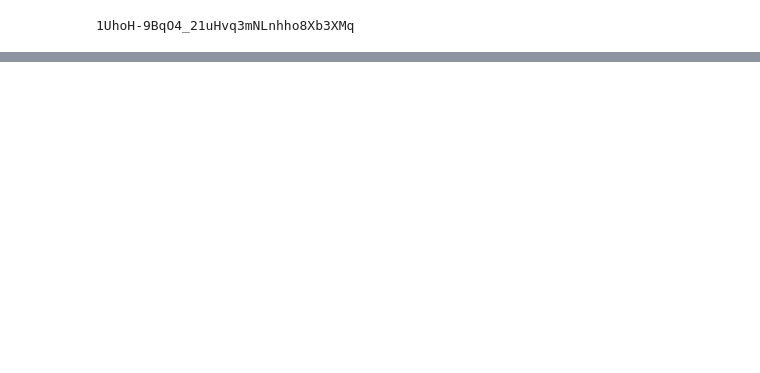
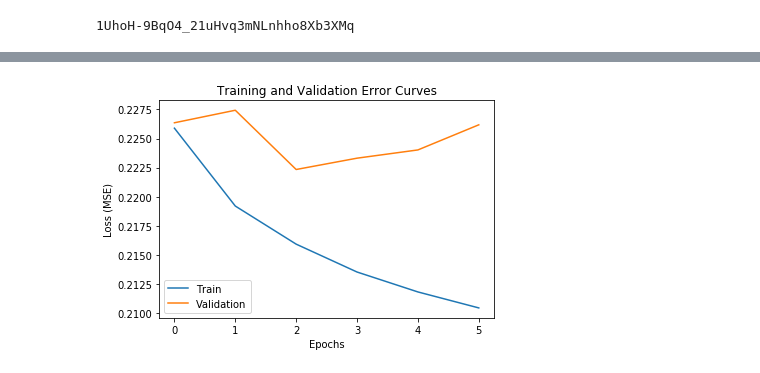
Before and after one commit to glm97/Projeto-Redes_Neurais, a Jupyter notebook: projeto_cml2_glm.ipynb, the cells around one changed output, grey strips where cells are left out. Saved outputs shown, nothing was run; the diff lists cells and outputs as text; code cells hidden in the pictures; blank space fills up the shorter version.

```diff
--- a/projeto_cml2_glm.ipynb
+++ b/projeto_cml2_glm.ipynb
@@ -104,0 +172,12 @@ X_test = scaler.transform(X_test)
+# %%
+X1_train, X1_val, y1_train, y1_val = train_test_split(X1_train, y1_train, test_size=1/3,
+                                                  random_state=42, stratify=y1_train)
+
+X2_train, X2_val, y2_train, y2_val = train_test_split(X2_train, y2_train, test_size=1/3,
+                                                  random_state=42, stratify=y2_train)
+# %%
+X_train = np.concatenate((X1_train,X2_train))
+y_train = np.concatenate((y1_train,y2_train))
+
+X_val = np.concatenate((X1_val,X2_val))
+y_val = np.concatenate((y1_val,y2_val))
@@ -104,0 +223,20 @@ X_test = scaler.transform(X_test)
+# %%
+# Número de features do nosso data set.
+input_dim = X_train.shape[1]
+
+# Aqui criamos o esboço da rede.
+classifier = Sequential()
+
+# Agora adicionamos a primeira camada escondida contendo 16 neurônios e função de ativação
+# tangente hiperbólica. Por ser a primeira camada adicionada à rede, precisamos especificar
+# a dimensão de entrada (número de features do data set).
+classifier.add(Dense(16, activation='tanh', input_dim=input_dim))
+
+# Em seguida adicionamos a camada de saída. Como nosso problema é binário só precisamos de
+# 1 neurônio com função de ativação sigmoidal. A partir da segunda camada adicionada keras já
+# consegue inferir o número de neurônios de entrada (16) e nós não precisamos mais especificar.
+classifier.add(Dense(1, activation='sigmoid'))
+
+# Por fim compilamos o modelo especificando um otimizador, a função de custo, e opcionalmente
+# métricas para serem observadas durante treinamento.
+classifier.compile(optimizer='adam', loss='mean_squared_error')
@@ -104,0 +247,6 @@ X_test = scaler.transform(X_test)
+# %%
+# Para treinar a rede passamos o conjunto de treinamento e especificamos o tamanho do mini-batch,
+# o número máximo de épocas, e opcionalmente callbacks. No seguinte exemplo utilizamos early
+# stopping para interromper o treinamento caso a performance não melhore em um conjunto de validação.
+history = classifier.fit(X_train, y_train, batch_size=64, epochs=100000,
+                         callbacks=[EarlyStopping(patience=3)], validation_data=(X_val, y_val))
@@ -104,0 +330,4 @@ X_test = scaler.transform(X_test)
+# %%
+plot_training_error_curves(history)
+# %% [output]
+[figure, added]
```
Also changed, not shown: parts of 37 cells of this notebook.
